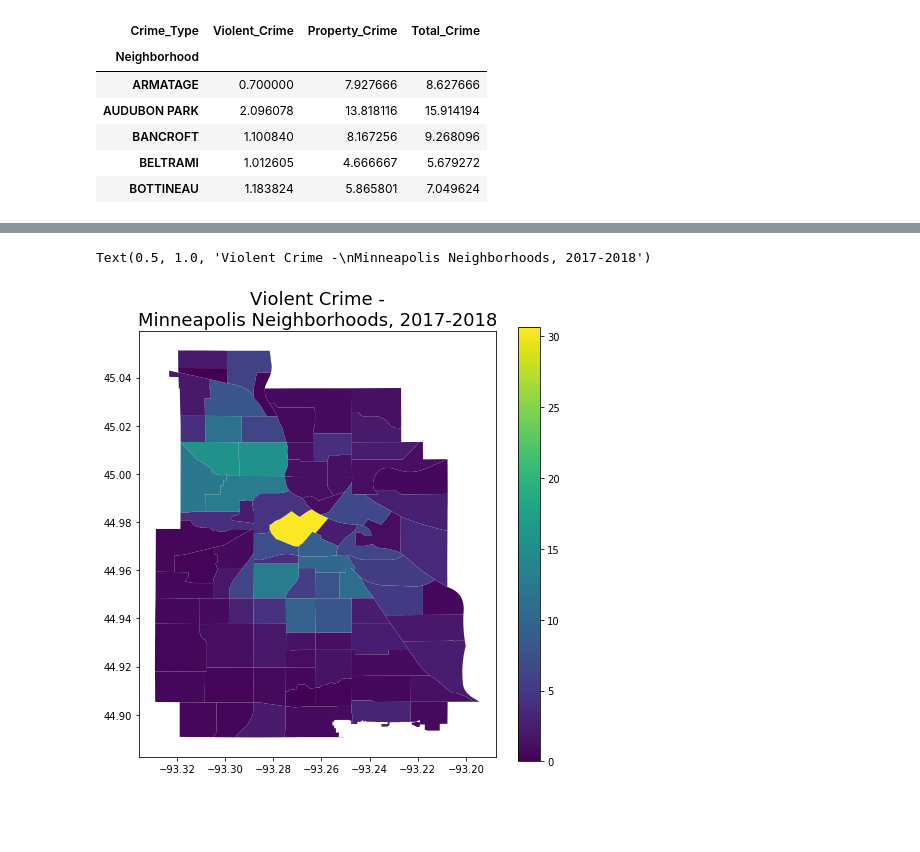
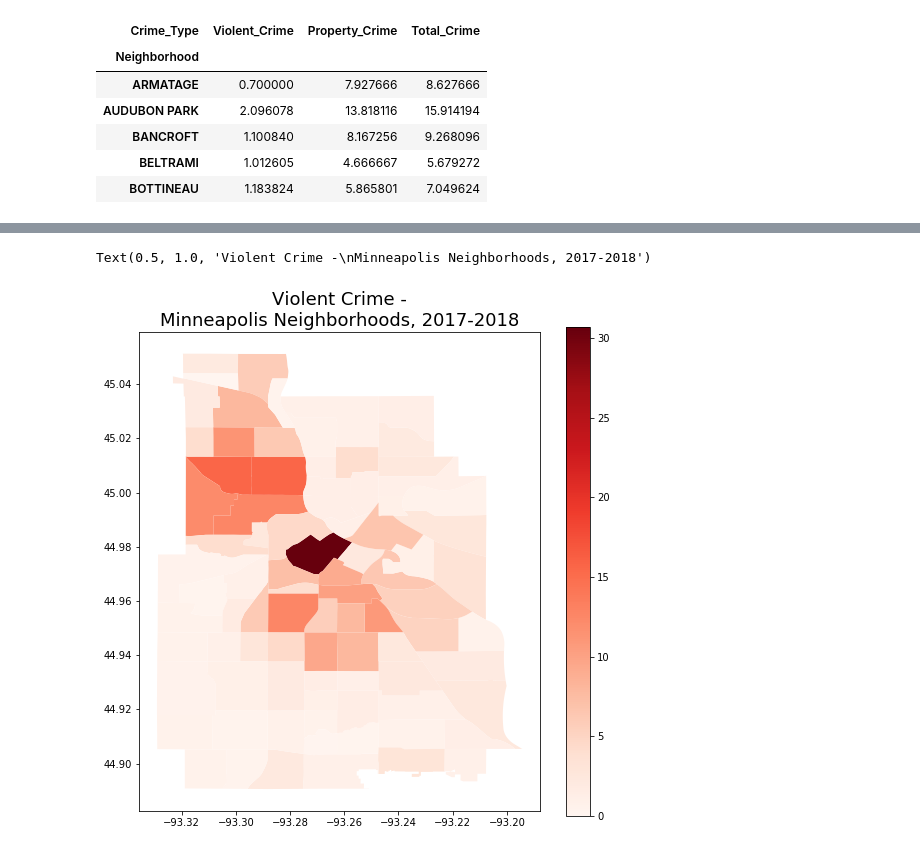
Before and after one commit to alvern/Group_Project_Grad_Rates, a Jupyter notebook: Heatmaps_Jack.ipynb, the cells around one changed output, grey strips where cells are left out. Saved outputs shown, nothing was run; the diff lists cells and outputs as text; code cells hidden in the pictures; blank space fills up the shorter version.

Commit message:
Updated notebook with newer, fancier figure.

```diff
--- a/Heatmaps_Jack.ipynb
+++ b/Heatmaps_Jack.ipynb
@@ -491,11 +469,11 @@ Text(0.5, 1.0, 'All Crimes in Minneapolis Neighborhoods\n(2017-2018)')
 # %%
-combined_hoods.plot(column='Violent_Crime', legend=True, figsize=(8,8))
+combined_hoods.plot(column='Violent_Crime', legend=True, figsize=(9,9), cmap='Reds')
 plt.title("Violent Crime -\n" \
           "Minneapolis Neighborhoods, 2017-2018",
          fontsize=18)
 # %% [output]
 Text(0.5, 1.0, 'Violent Crime -\nMinneapolis Neighborhoods, 2017-2018')
-[figure, old version]
+[figure, new version]
 # %%
 # Read in school data
 school_data = pd.read_excel("Resources/CleanedGradFile2018.xlsx")
```
Also changed, not shown: parts of 19 cells of this notebook, 2 other files.
